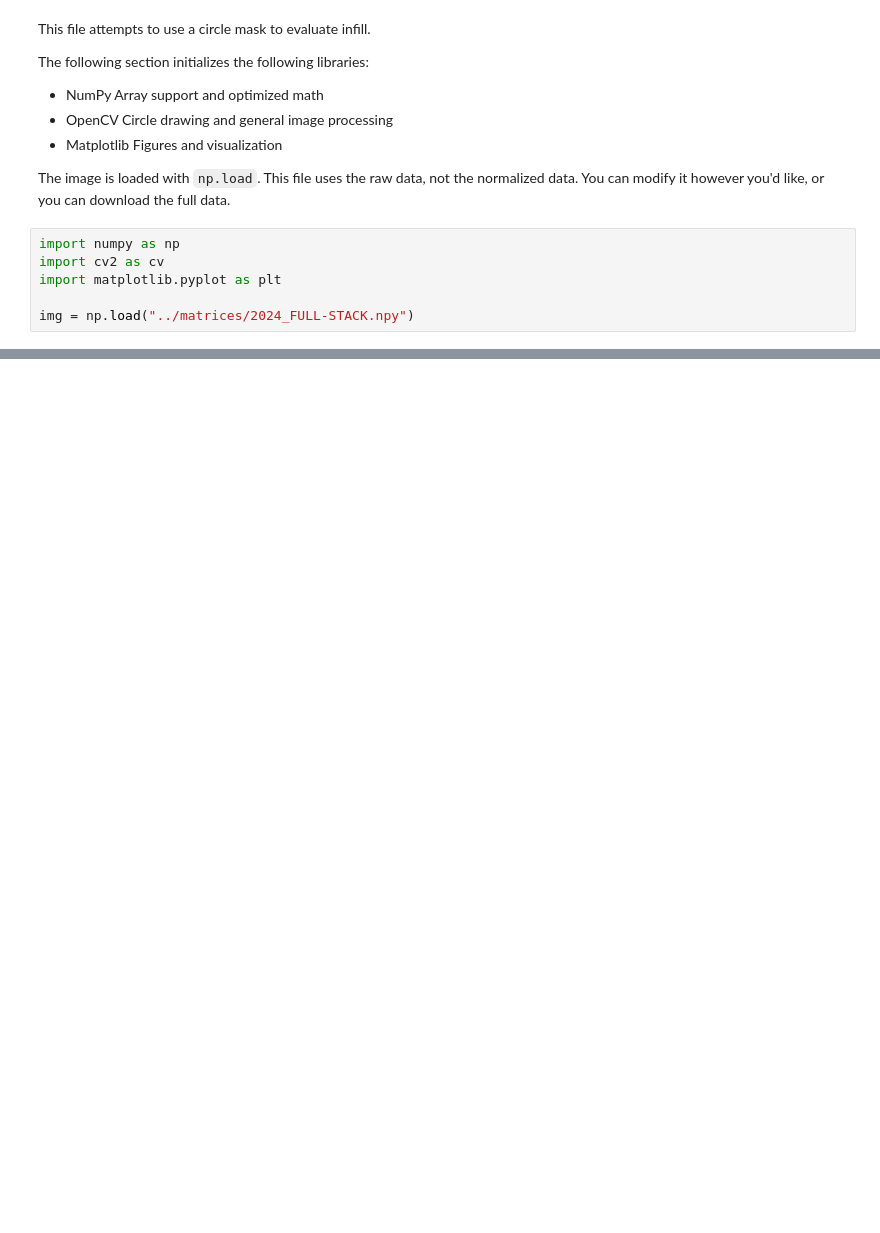
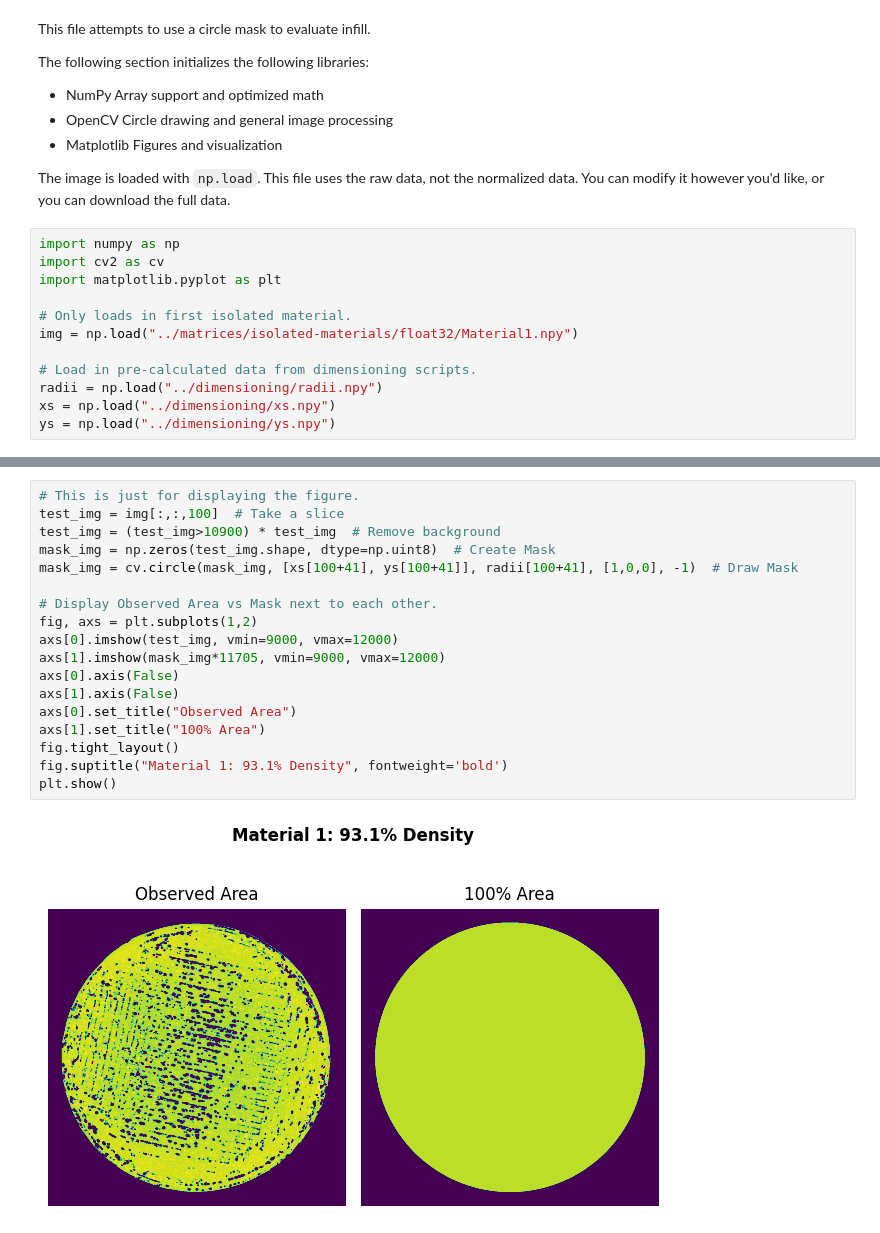
Before and after one commit to tpasfieldERAU/MA390-490_PNNL, a Jupyter notebook: am-specific/circle-fill-test.ipynb, the cells around one changed output, grey strips where cells are left out. Cells and saved outputs as stored; diff of their text form; blank space fills up the shorter version.

```diff
--- a/am-specific/circle-fill-test.ipynb
+++ b/am-specific/circle-fill-test.ipynb
@@ -15,4 +15,10 @@ import numpy as np
 import cv2 as cv
 import matplotlib.pyplot as plt
 
-img = np.load("../matrices/2024_FULL-STACK.npy")
+# Only loads in first isolated material.
+img = np.load("../matrices/isolated-materials/float32/Material1.npy")
+
+# Load in pre-calculated data from dimensioning scripts.
+radii = np.load("../dimensioning/radii.npy")
+xs = np.load("../dimensioning/xs.npy")
+ys = np.load("../dimensioning/ys.npy")
@@ -65,0 +54,20 @@ print(sum/full_sum)
+# %%
+# This is just for displaying the figure.
+test_img = img[:,:,100]  # Take a slice
+test_img = (test_img>10900) * test_img  # Remove background
+mask_img = np.zeros(test_img.shape, dtype=np.uint8)  # Create Mask
+mask_img = cv.circle(mask_img, [xs[100+41], ys[100+41]], radii[100+41], [1,0,0], -1)  # Draw Mask
+
+# Display Observed Area vs Mask next to each other.
+fig, axs = plt.subplots(1,2)
+axs[0].imshow(test_img, vmin=9000, vmax=12000)
+axs[1].imshow(mask_img*11705, vmin=9000, vmax=12000)
+axs[0].axis(False)
+axs[1].axis(False)
+axs[0].set_title("Observed Area")
+axs[1].set_title("100% Area")
+fig.tight_layout()
+fig.suptitle("Material 1: 93.1% Density", fontweight='bold')
+plt.show()
+# %% [output]
+[figure, added]
```
Also changed, not shown: parts of 11 cells of this notebook, 4 other files.
